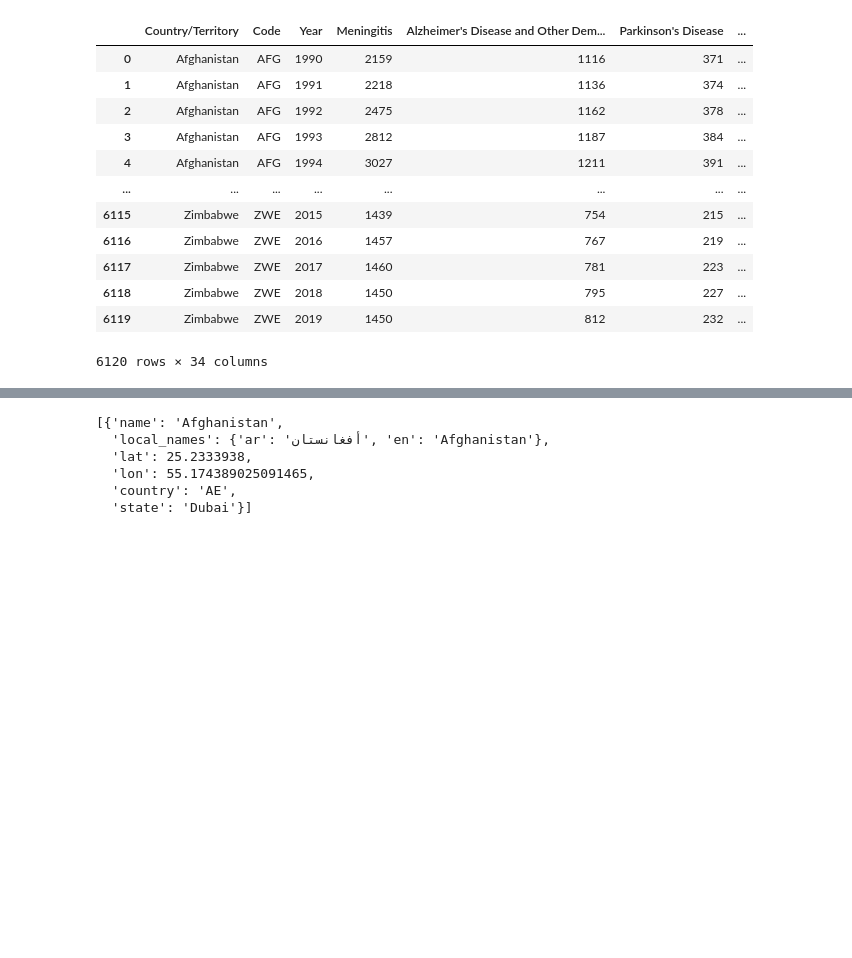
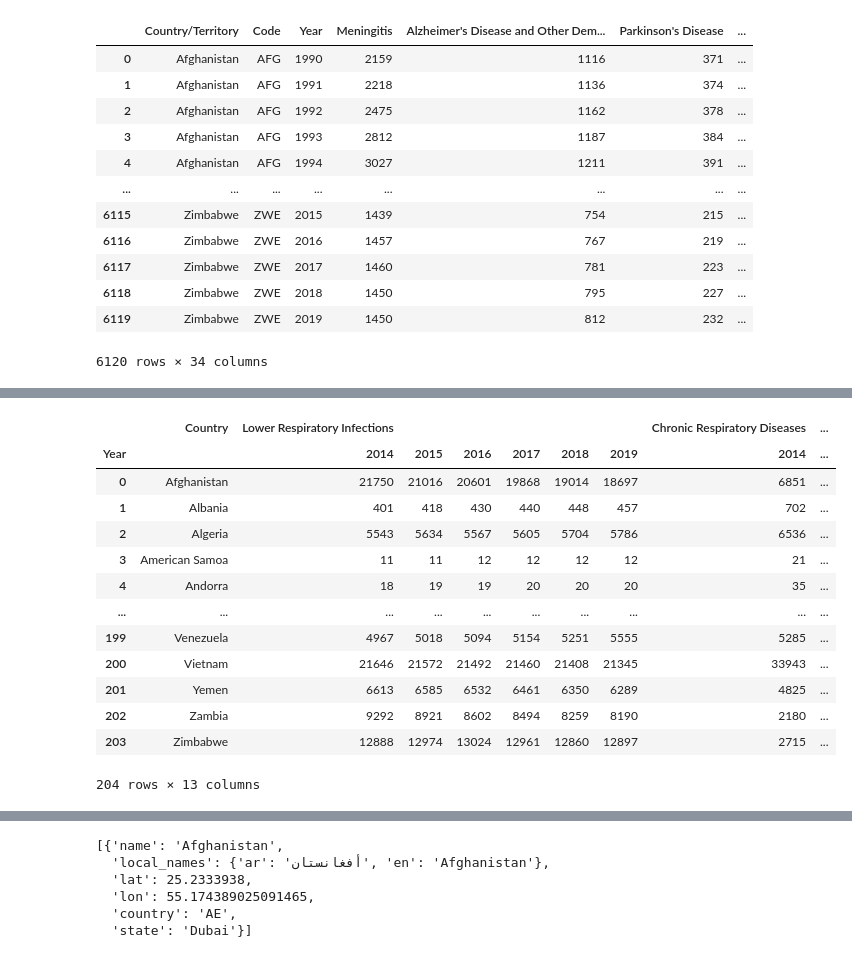
Before and after one commit to Whereiswendy/PolutionEffects-APIStudy, a Jupyter notebook: Air Quality Vs Respiratory/Air_Quality _vs_Raspiratoty.ipynb, the cells around one changed output, grey strips where cells are left out. Saved outputs shown, nothing was run; the diff lists cells and outputs as text; code cells hidden in the pictures; blank space fills up the shorter version.

```diff
--- a/Air Quality Vs Respiratory/Air_Quality _vs_Raspiratoty.ipynb
+++ b/Air Quality Vs Respiratory/Air_Quality _vs_Raspiratoty.ipynb
@@ -55,3 +67,7 @@ cause_of_death
 | 6118 | Zimbabwe | ZWE | 2018 | 12860 | 2849 |
 | 6119 | Zimbabwe | ZWE | 2019 | 12897 | 2891 |
 6120 rows × 5 columns
+# %%
+#Filter the data to include only the rows between 2014 and 2019
+cause_of_death_filtered = cause_of_death[(cause_of_death['Year'] >= 2014) & (cause_of_death['Year'] <= 2019)]
+cause_of_death_filtered
@@ -57,0 +88,22 @@ cause_of_death
+# %%
+#pivot the df to reshape it with country as index, year as columns and lower and chronic respiratory as values
+yealy_data = cause_of_death_filtered.pivot(index = 'Country', columns = 'Year', values = ['Lower Respiratory Infections','Chronic Respiratory Diseases'])
+
+#reset the index
+yealy_data.reset_index(inplace = True)
+yealy_data
+# %% [output]
+|  | Country | Lower Respiratory Infections |  |  |  |  |  | Chronic Respiratory Diseases | ... |
+| Year |  | 2014 | 2015 | 2016 | 2017 | 2018 | 2019 | 2014 | ... |
+| 0 | Afghanistan | 21750 | 21016 | 20601 | 19868 | 19014 | 18697 | 6851 | ... |
+| 1 | Albania | 401 | 418 | 430 | 440 | 448 | 457 | 702 | ... |
+| 2 | Algeria | 5543 | 5634 | 5567 | 5605 | 5704 | 5786 | 6536 | ... |
+| 3 | American Samoa | 11 | 11 | 12 | 12 | 12 | 12 | 21 | ... |
+| 4 | Andorra | 18 | 19 | 19 | 20 | 20 | 20 | 35 | ... |
+| ... | ... | ... | ... | ... | ... | ... | ... | ... | ... |
+| 199 | Venezuela | 4967 | 5018 | 5094 | 5154 | 5251 | 5555 | 5285 | ... |
+| 200 | Vietnam | 21646 | 21572 | 21492 | 21460 | 21408 | 21345 | 33943 | ... |
+| 201 | Yemen | 6613 | 6585 | 6532 | 6461 | 6350 | 6289 | 4825 | ... |
+| 202 | Zambia | 9292 | 8921 | 8602 | 8494 | 8259 | 8190 | 2180 | ... |
+| 203 | Zimbabwe | 12888 | 12974 | 13024 | 12961 | 12860 | 12897 | 2715 | ... |
+204 rows × 13 columns
```
Also changed, not shown: parts of 7 cells of this notebook, 10 other files.
